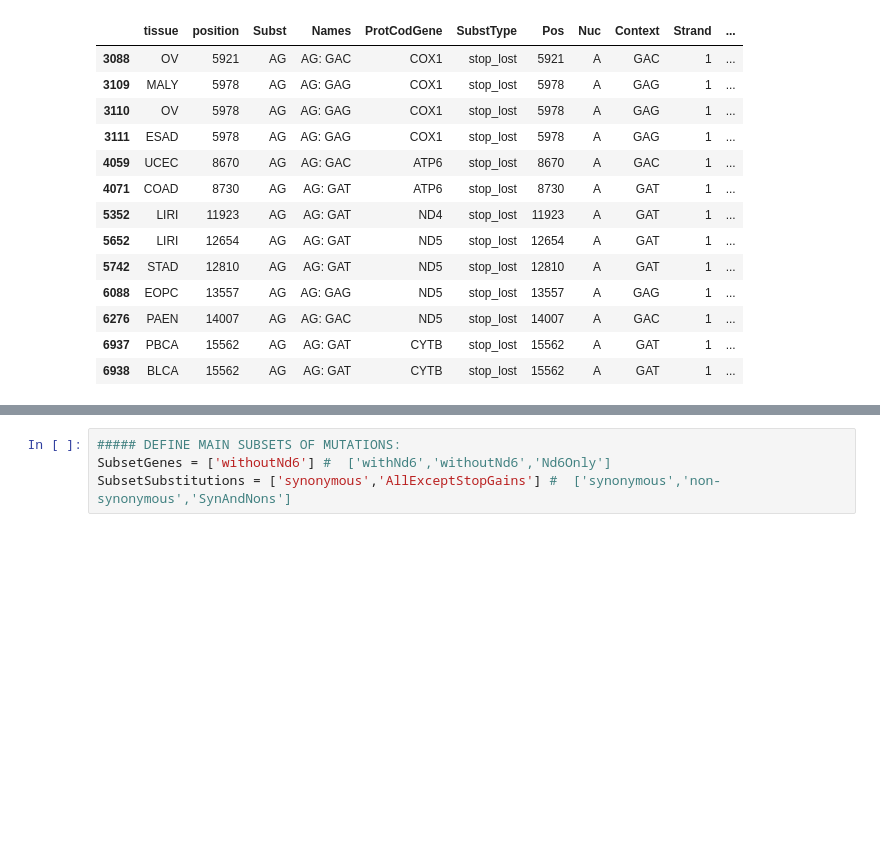
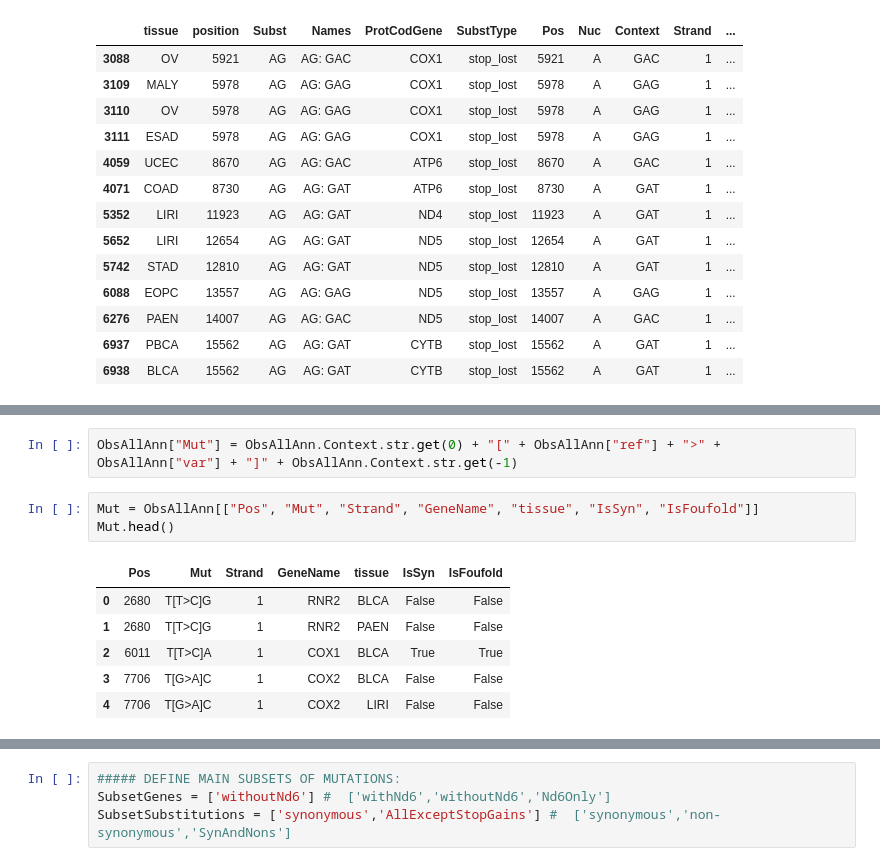
Before and after one commit to mitoclub/Signatures, a Jupyter notebook: notebooks/cancer_EDA.ipynb, the cells around one changed output, grey strips where cells are left out. Saved outputs shown, nothing was run; the diff lists cells and outputs as text; blank space fills up the shorter version.

```diff
--- a/notebooks/cancer_EDA.ipynb
+++ b/notebooks/cancer_EDA.ipynb
@@ -387,0 +435,12 @@ ObsAllExtAnn[(ObsAllExtAnn.SubstType == "stop_lost") & ObsAllExtAnn.IsSyn]
+# %%
+ObsAllAnn["Mut"] = ObsAllAnn.Context.str.get(0) + "[" + ObsAllAnn["ref"] + ">" + ObsAllAnn["var"] + "]" + ObsAllAnn.Context.str.get(-1)
+# %%
+Mut = ObsAllAnn[["Pos", "Mut", "Strand", "GeneName", "tissue", "IsSyn", "IsFoufold"]]
+Mut.head()
+# %% [output]
+|  | Pos | Mut | Strand | GeneName | tissue | IsSyn | IsFoufold |
+| 0 | 2680 | T[T>C]G | 1 | RNR2 | BLCA | False | False |
+| 1 | 2680 | T[T>C]G | 1 | RNR2 | PAEN | False | False |
+| 2 | 6011 | T[T>C]A | 1 | COX1 | BLCA | True | True |
+| 3 | 7706 | T[G>A]C | 1 | COX2 | BLCA | False | False |
+| 4 | 7706 | T[G>A]C | 1 | COX2 | LIRI | False | False |
```
Also changed, not shown: parts of 6 cells of this notebook, 1 other file.
